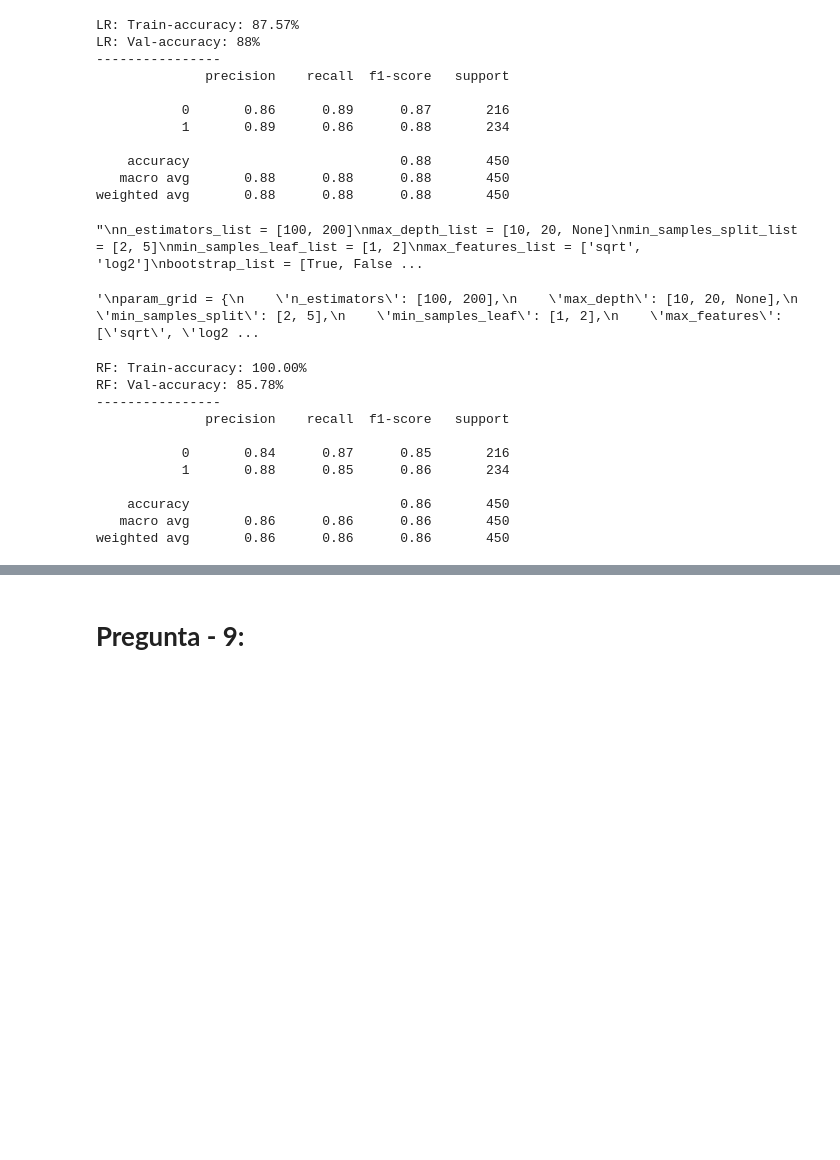
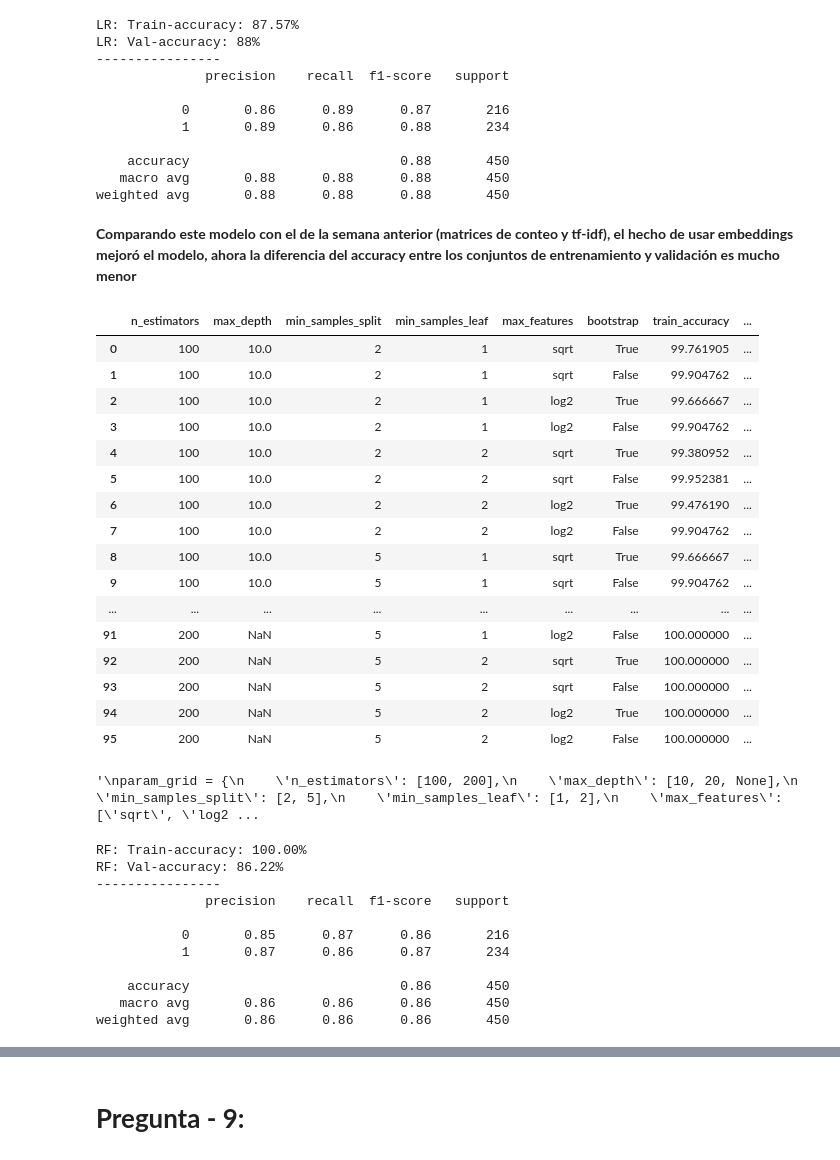
Before and after one commit to luisegg777/nlp-team-12-aj-2025-tec, a Jupyter notebook: Actividad Vector Embedding/Equipo12_semana05Embeddings_luis.ipynb, the cells around one changed output, grey strips where cells are left out. Cells and saved outputs as stored; diff of their text form; code cells hidden in the pictures; blank space fills up the shorter version.

```diff
--- a/Actividad Vector Embedding/Equipo12_semana05Embeddings_luis.ipynb
+++ b/Actividad Vector Embedding/Equipo12_semana05Embeddings_luis.ipynb
@@ -405,13 +386,3 @@ for ss in train_x[0:5]:
 # **Pregunta - 6:**
 # %% [markdown]
 #### **Diccionario clave-valor de palabras del diccionario y vectores embebidos.**
-# %%
-'''
-# To test the embedding endpoint: with a single word
-response = client.embeddings.create(
-    input="DOG",
-    model="text-embedding-3-small"
-)
-
-print(response.data[0].embedding)
-'''
@@ -430,7 +388,0 @@ model = SentenceTransformer('all-MiniLM-L6-v2')  # Modelo ligero, rápido y prec
-# %%
-'''
-new_dictionary = {}
-
-for token in midicc:
-  new_dictionary[token] = model.encode(token)
-'''
@@ -477,12 +429,3 @@ with open('/content/drive/MyDrive/Colab Notebooks/NLP/Actividades/ActividadSeman
 Generamos los vectores embebidos a partir de los conjuntos de entrenamiento, validación y prueba.
 
 Los llamaremos trainEmb, valEmb y testEmb, respectivamente.
-# %%
-'''
-count = 0
-for comment in train_x:
-  if comment != []:
-    count += 1
-
-print(count)
-'''
@@ -687,9 +623,10 @@ LR: Val-accuracy: 88%
     accuracy                           0.88       450
    macro avg       0.88      0.88      0.88       450
 weighted avg       0.88      0.88      0.88       450
+# %% [markdown]
+**Comparando este modelo con el de la semana anterior (matrices de conteo y tf-idf), el hecho de usar embeddings mejoró el modelo, ahora la diferencia del accuracy entre los conjuntos de entrenamiento y validación es mucho menor**
 # %%
 ## Para iterar por fors por algunas posibilidades con Random Forest
-'''
 n_estimators_list = [100, 200]
 max_depth_list = [10, 20, None]
 min_samples_split_list = [2, 5]
@@ -697,33 +634,47 @@ min_samples_leaf_list = [1, 2]
 max_features_list = ['sqrt', 'log2']
 bootstrap_list = [True, False]
 resultados = []
 
 for a in range(len(n_estimators_list)):
   for b in range(len(max_depth_list)):
     for c in range(len(min_samples_split_list)):
       for d in range(len(min_samples_leaf_list)):
         for e in range(len(max_features_list)):
           for f in range(len(bootstrap_list)):
             modeloLREmb = RandomForestClassifier(n_estimators=n_estimators_list[a], max_depth=max_depth_list[b], min_samples_split=min_samples_split_list[c],
                                                  min_samples_leaf=min_samples_leaf_list[d], max_features=max_features_list[e], bootstrap=bootstrap_list[f])
             modeloLREmb.fit(trainEmb, y_train)
 
             resultados.append({
                 'n_estimators': n_estimators_list[a],
                 'max_depth': max_depth_list[b],
                 'min_samples_split': min_samples_split_list[c],
                 'min_samples_leaf': min_samples_leaf_list[d],
                 'max_features': max_features_list[e],
                 'bootstrap': bootstrap_list[f],
                 'train_accuracy': (100*modeloLREmb.score(trainEmb, y_train)),
                 'val_accuracy': (100*modeloLREmb.score(valEmb, y_val)),
                 'train_accuracy - val_accuracy': (100*modeloLREmb.score(trainEmb, y_train)) - (100*modeloLREmb.score(valEmb, y_val))
             })
 
 df_resultados = pd.DataFrame(resultados)
 pd.set_option('display.max_rows', 100)
 df_resultados
-pd.set_option('display.max_rows', 10)
-'''
 # %% [output]
-"\nn_estimators_list = [100, 200]\nmax_depth_list = [10, 20, None]\nmin_samples_split_list = [2, 5]\nmin_samples_leaf_list = [1, 2]\nmax_features_list = ['sqrt', 'log2']\nbootstrap_list = [True, False ...
+|  | n_estimators | max_depth | min_samples_split | min_samples_leaf | max_features | bootstrap | train_accuracy | ... |
+| 0 | 100 | 10.0 | 2 | 1 | sqrt | True | 99.761905 | ... |
+| 1 | 100 | 10.0 | 2 | 1 | sqrt | False | 99.904762 | ... |
+| 2 | 100 | 10.0 | 2 | 1 | log2 | True | 99.666667 | ... |
+| 3 | 100 | 10.0 | 2 | 1 | log2 | False | 99.904762 | ... |
+| 4 | 100 | 10.0 | 2 | 2 | sqrt | True | 99.380952 | ... |
+| 5 | 100 | 10.0 | 2 | 2 | sqrt | False | 99.952381 | ... |
+| 6 | 100 | 10.0 | 2 | 2 | log2 | True | 99.476190 | ... |
+| 7 | 100 | 10.0 | 2 | 2 | log2 | False | 99.904762 | ... |
+| 8 | 100 | 10.0 | 5 | 1 | sqrt | True | 99.666667 | ... |
+| 9 | 100 | 10.0 | 5 | 1 | sqrt | False | 99.904762 | ... |
+| ... | ... | ... | ... | ... | ... | ... | ... | ... |
+| 91 | 200 | NaN | 5 | 1 | log2 | False | 100.000000 | ... |
+| 92 | 200 | NaN | 5 | 2 | sqrt | True | 100.000000 | ... |
+| 93 | 200 | NaN | 5 | 2 | sqrt | False | 100.000000 | ... |
+| 94 | 200 | NaN | 5 | 2 | log2 | True | 100.000000 | ... |
+| 95 | 200 | NaN | 5 | 2 | log2 | False | 100.000000 | ... |
@@ -777,12 +730,12 @@ print(classification_report(y_val, y_pred_val_rf))
 # *********** Aquí termina la sección de agregar código *************
 # %% [output]
 RF: Train-accuracy: 100.00%
-RF: Val-accuracy: 85.78%
+RF: Val-accuracy: 86.22%
 ----------------
               precision    recall  f1-score   support
 
-           0       0.84      0.87      0.85       216
-           1       0.88      0.85      0.86       234
+           0       0.85      0.87      0.86       216
+           1       0.87      0.86      0.87       234
 
     accuracy                           0.86       450
    macro avg       0.86      0.86      0.86       450
```
Also changed, not shown: parts of 31 cells of this notebook.
